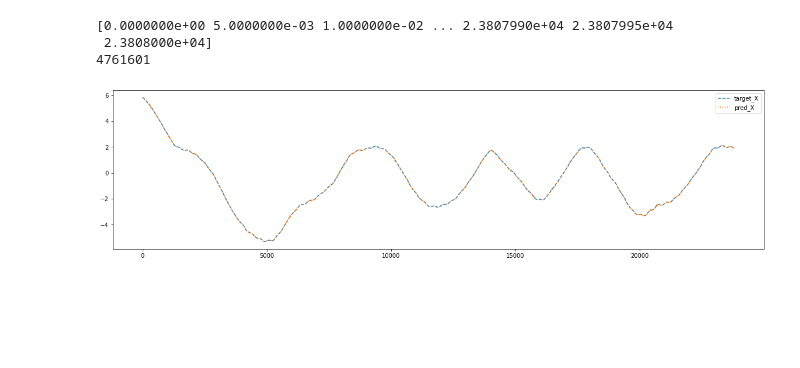
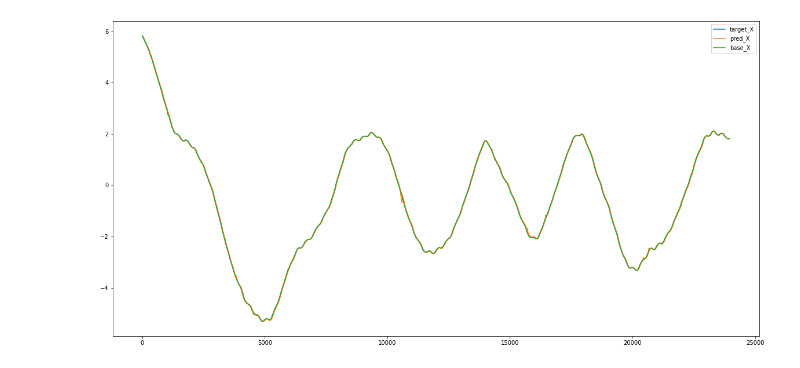
Before and after one commit to oleksa-oleksa/MasterThesis_UserPosition_6DOF, a Jupyter notebook: Development/notebooks/predictions_plots.ipynb, the cells around one changed output. Drawn from its saved outputs; the diff is of its cells as text; code cells hidden in the pictures; blank space fills up the shorter version.

Commit message:
presentation on Monday done. TODO: Baseline schould use past values

```diff
--- a/Development/notebooks/predictions_plots.ipynb
+++ b/Development/notebooks/predictions_plots.ipynb
@@ -3,29 +3,31 @@ import matplotlib.pyplot as plt
 cfg = toml.load('../config.toml')
 from matplotlib import pyplot as plt
 
+dest = '../results/plotter/pred_vs_real/'
+model = 'lstm1'
+
 targets = pd.read_csv('../results/targets/targets.csv')
+base = pd.read_csv('../results/predictions/baseline/baseline_predictions.csv')
+
 dataset_lengh_sec = targets.shape[0]
 ts = np.arange(0, dataset_lengh_sec + cfg['dt'], cfg['dt'])
-print(ts)
-print(len(ts))
 
-predictions = pd.read_csv('../results/predictions/lstm1/0.013_lstm1_hid1024_epochs500_batch256_08.08_074718.csv',
+predictions = pd.read_csv('../results/predictions/lstm1/0.013_lstm1_hid512_epochs500_batch128_08.08_083011.csv',
                           names=["x", "y", "z", "qx", "qy", "qz", "qw"])
-# %% [output]
-[0.0000000e+00 5.0000000e-03 1.0000000e-02 ... 2.3807990e+04 2.3807995e+04
- 2.3808000e+04]
-4761601
 # %%
 compare1 = 'x'
 comp1 = plt.figure()
-f1_1 = plt.plot(targets.loc[:len(ts)-1, compare1],label='target_X', linestyle='--')
-f1_2 = plt.plot(predictions.loc[:len(ts)-1, compare1],label='pred_X', linestyle=':')
+plt.plot(targets.loc[:len(ts)-1, compare1],label='target_X')
+plt.plot(predictions.loc[:len(ts)-1, compare1],label='pred_X')
+plt.plot(base.loc[:len(ts)-1, compare1],label='base_X')
 comp1.set_figwidth(20)
-comp1.set_figheight(5)
+comp1.set_figheight(10)
 plt.legend()
-f1 = plt.show()
+plt.show()
+dest1 = os.path.join(dest, f"Fig-{model}-{compare1}.pdf")
+comp1.savefig(dest1)
 # %% [output]
-[figure, old version]
+[figure, new version]
 # %%
 compare2 = 'y'
 comp2 = plt.figure()
```
Also changed, not shown: parts of 11 cells of this notebook, 10 other files.
